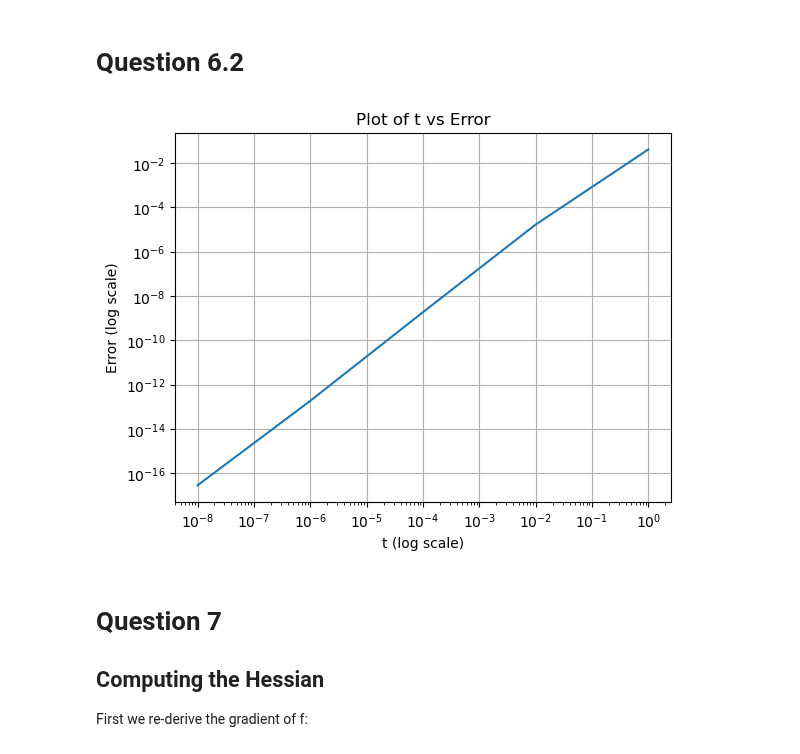
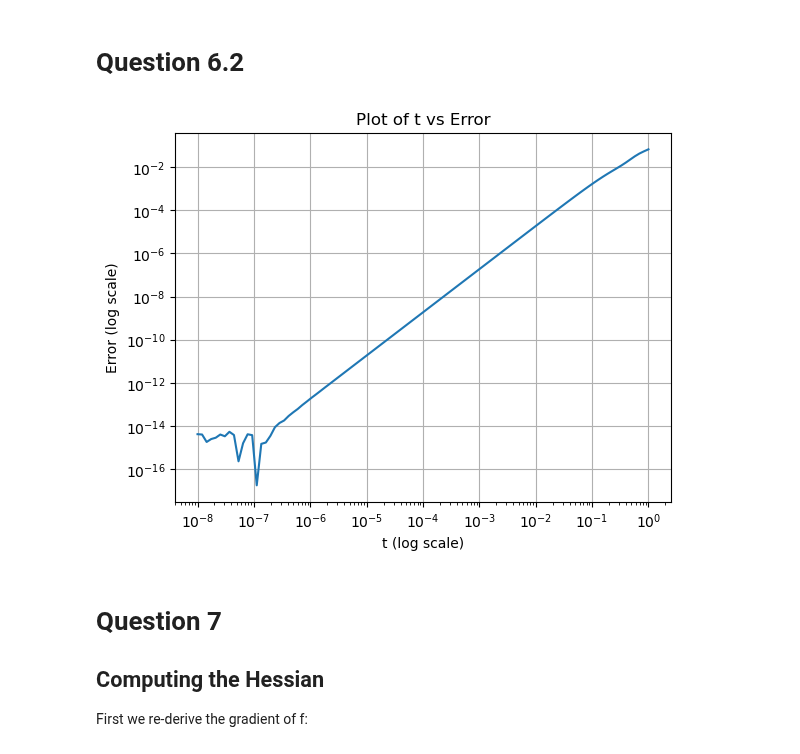
Before and after one commit to gzein/ContOpt_HW2, a Jupyter notebook: ContOpt_HW2.ipynb, the cells around one changed output. Drawn from its saved outputs; the diff is of its cells as text; code cells hidden in the pictures.

```diff
--- a/ContOpt_HW2.ipynb
+++ b/ContOpt_HW2.ipynb
@@ -9,9 +9,10 @@ from matplotlib import cm
 from matplotlib.ticker import LinearLocator
 from tqdm import tqdm
 from scipy.io import loadmat
+import time
 
 
-data = loadmat('data-toy.mat')
+data = loadmat('data.mat')
 print(data.keys())
 sigma = float(data['sigma'])
 
@@ -119,26 +121,6 @@ plt.show()
 # %% [markdown]
 # Question 6.1
 # %%
-def d_phi_i_0(x,p_i):
-    """
-    Computes value of cell i_0 of jacobian of phi
-
-    :x: np.ndarray[(2, 1)]
-    :p_i: np.ndarray[(2, 1)]
-    :returns: float
-    """
-    return (2/sigmasquared)*(p_i[0]-x[0])*np.e**((-1/sigmasquared)*np.inner(p_i-x,p_i-x))
-
-def d_phi_i_1(x,p_i):
-    """
-    Computes value of cell i_1 of jacobian of phi
-
-    :x: np.ndarray[(2, 1)]
-    :p_i: np.ndarray[(2, 1)]
-    :returns: float
-    """
-    return (2/sigmasquared)*(p_i[1]-x[1])*np.e**((-1/sigmasquared)*np.inner(p_i-x,p_i-x))
-
 def d_phi(x, P):
     """
     Computes the jacobian of small phi
@@ -164,8 +146,8 @@ def d_big_phi(X,P):
     """
     Computes the jacobian of big phi
 
-    :X: np.ndarray[(1, 2K)]
-    :P: np.ndarray[(2, n**2)]
+    :param X: np.ndarray[(2K, 1)] "position of a star"
+    :param P: np.ndarray[(2, n**2)] "pixel positions"
     :returns: np.ndarray[(n**2, 2K)]
     """
     d_big_phi = np.zeros((n**2,2*K))
@@ -177,8 +159,8 @@ def d_f(X,P):
     """
     Computes the jacobian of f
 
-    :X: np.ndarray[(1, 2K)]
-    :P: np.ndarray[(2, n**2)]
+    :param X: np.ndarray[(2K, 1)] "position of a star"
+    :param P: np.ndarray[(2, n**2)] "pixel positions"
     :returns: np.ndarray[(1, 2K)]
     """
     return (1/n**2)*(bigphi(X,P)-y).T@d_big_phi(X,P)
@@ -188,8 +170,8 @@ def grad_f(X,P):
     """
     Computes the gradient of f
 
-    :X: np.ndarray[(1, 2K)]
-    :P: np.ndarray[(2, n**2)]
+    :param X: np.ndarray[(2K, 1)] "position of a star"
+    :param P: np.ndarray[(2, n**2)] "pixel positions"
     :returns: np.ndarray[(2K, 1)]
     """
     return d_f(X,P).T
@@ -208,36 +190,36 @@ sigma = float(data['sigma'])
 y = data['y'].flatten(order='F').reshape(n**2,1)
 
 #check that the gradient is correct using
 # f(x+tv)= f(x) + t<v,grad_f(x)> + O(t^2)
 
 # Generate a random point and a random direction
 theta = np.random.uniform(-0.5, 0.5, (d, K)).flatten(order='F').reshape(d*K,1)
 v = np.random.uniform(-0.5, 0.5, (d, K)).flatten(order='F').reshape(d*K,1)
 v = v / np.linalg.norm(v)
 
 ## Check the gradient
 def checkgradient(f,grad_f, theta,v):
     #logspace of t values
-    t=np.logspace(-8, 0, num=5)
+    t=np.logspace(-8, 0, num=100)
     #intialise error to 0
     error = np.zeros_like(t)
     #pre-calculae f_lambda and f_lambda_grad to use in for loop
     f_lambda = f(theta,P,y)
     f_lambda_grad = grad_f(theta,P)
     #compute the error at each t
-    for i in tqdm(range(5)):
+    for i in tqdm(range(100)):
         error[i] = np.abs( f(theta+(t[i]*v),P,y)-f_lambda-(t[i]*v.T@f_lambda_grad) )
 
     #plot the graph of error vs t
     plt.loglog(t,error)
     plt.xlabel('t (log scale)')
     plt.ylabel('Error (log scale)')
     plt.title('Plot of t vs Error')
     plt.grid()
     plt.show
 checkgradient(f,grad_f,theta,v)
 # %% [output]
-[figure, old version]
+[figure, new version]
 # %% [markdown]
 # Question 7
 
```
Also changed, not shown: parts of 7 cells of this notebook.
